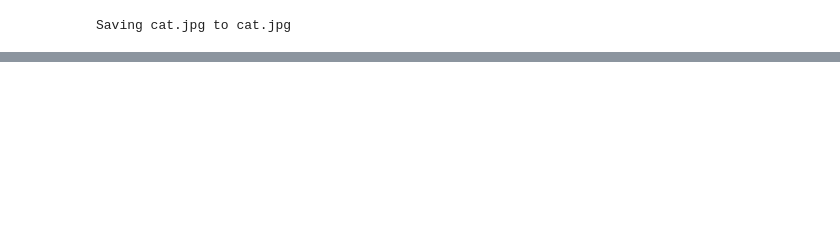
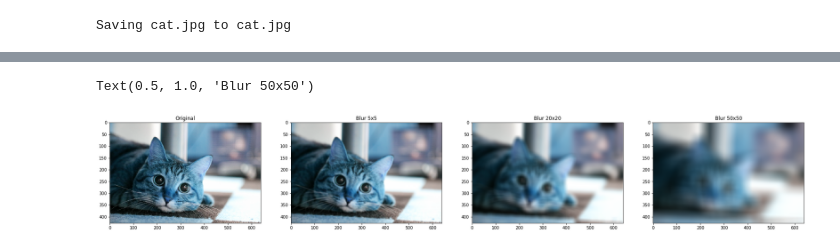
Before and after one commit to naomori/codexa_ImageRecognitionForBeginner, a Jupyter notebook: Chapter3_3.ipynb, the cells around one changed output, grey strips where cells are left out. Cells and saved outputs as stored; diff of their text form; code cells hidden in the pictures; blank space fills up the shorter version.

```diff
--- a/Chapter3_3.ipynb
+++ b/Chapter3_3.ipynb
@@ -101,0 +117,29 @@ cat.shape
+# %%
+cat_blur1 = cv2.blur(cat, (5, 5))
+cat_blur2 = cv2.blur(cat, (20, 20))
+cat_blur3 = cv2.blur(cat, (50, 50))
+# %%
+fig, ax = plt.subplots(1, 4, figsize=(30, 40))
+
+# original
+plt.subplot(141)
+plt.imshow(cat)
+plt.title('Original')
+
+# ぼかし処理（サイズ 5, 5）
+plt.subplot(142)
+plt.imshow(cat_blur1)
+plt.title('Blur 5x5')
+
+# ぼかし処理（サイズ 20, 20）
+plt.subplot(143)
+plt.imshow(cat_blur2)
+plt.title('Blur 20x20')
+
+# ぼかし処理（サイズ 50, 50）
+plt.subplot(144)
+plt.imshow(cat_blur3)
+plt.title('Blur 50x50')
+# %% [output]
+Text(0.5, 1.0, 'Blur 50x50')
+[figure, added]
```
Also changed, not shown: parts of 20 cells of this notebook.
